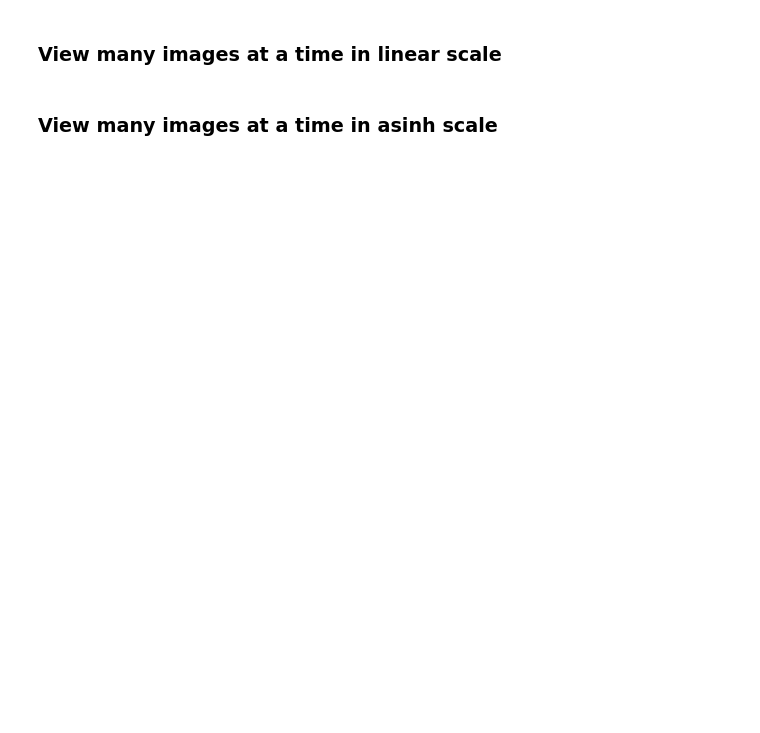
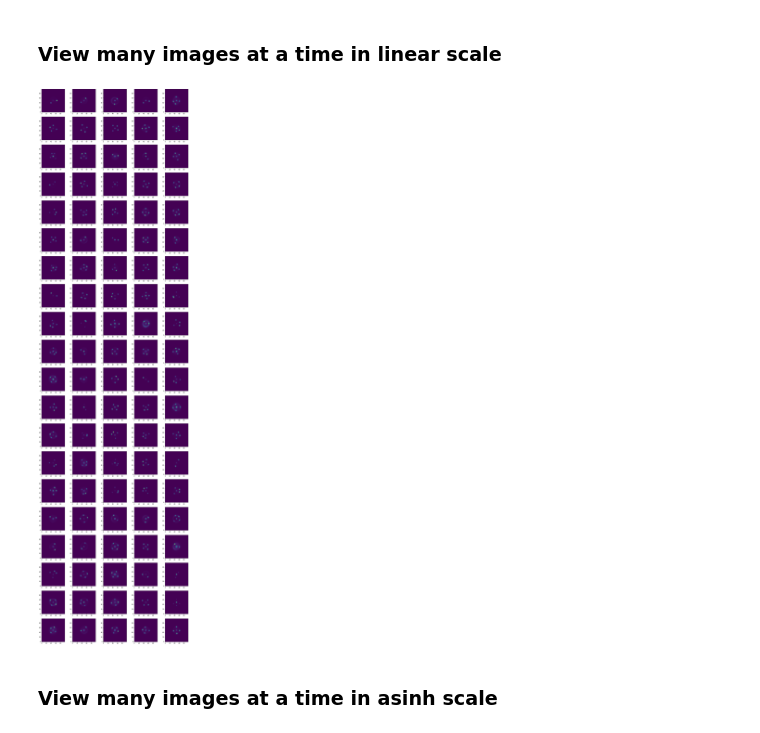
Before and after one commit to jiwoncpark/baobab, a Jupyter notebook: demo/Visualize_images.ipynb, the cells around one changed output. Drawn from its saved outputs; the diff is of its cells as text; code cells hidden in the pictures; blank space fills up the shorter version.

```diff
--- a/demo/Visualize_images.ipynb
+++ b/demo/Visualize_images.ipynb
@@ -62,17 +86,19 @@ n_img = 100
 # %%
 import glob
 import matplotlib.image as mpimg
 
 imgs = []
 for img_file in img_files[:n_img]:
-    img_path = os.path.join(out_data_dir, img_file)
+    img_path = os.path.join(cfg.out_dir, img_file)
     imgs.append(np.load(img_path))
 
 plt.figure(figsize=(20, 80))
 n_columns = 5
 for i, img in enumerate(imgs):
     plt.subplot(len(imgs)/n_columns+1, n_columns, i+1)
     plt.imshow(img, origin='lower')
+# %% [output]
+[figure, added]
 # %% [markdown]
 ### View many images at a time in asinh scale
 # %%
```
Also changed, not shown: parts of 7 cells of this notebook.
